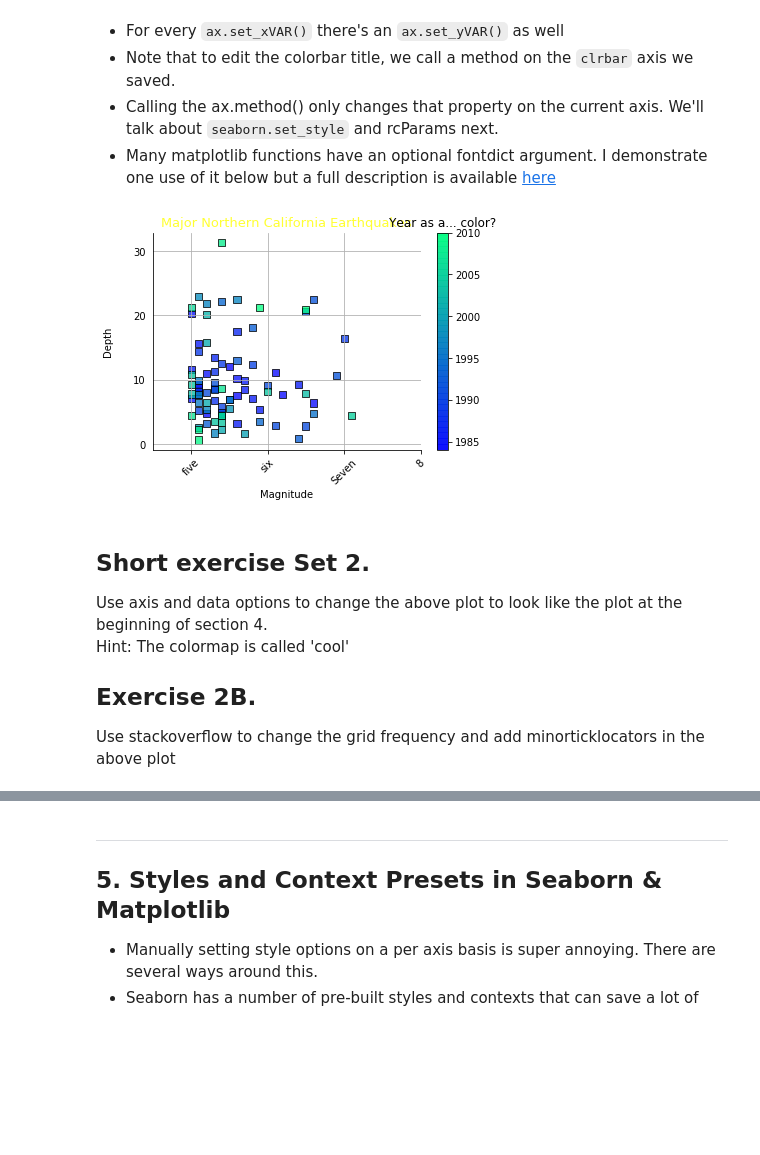
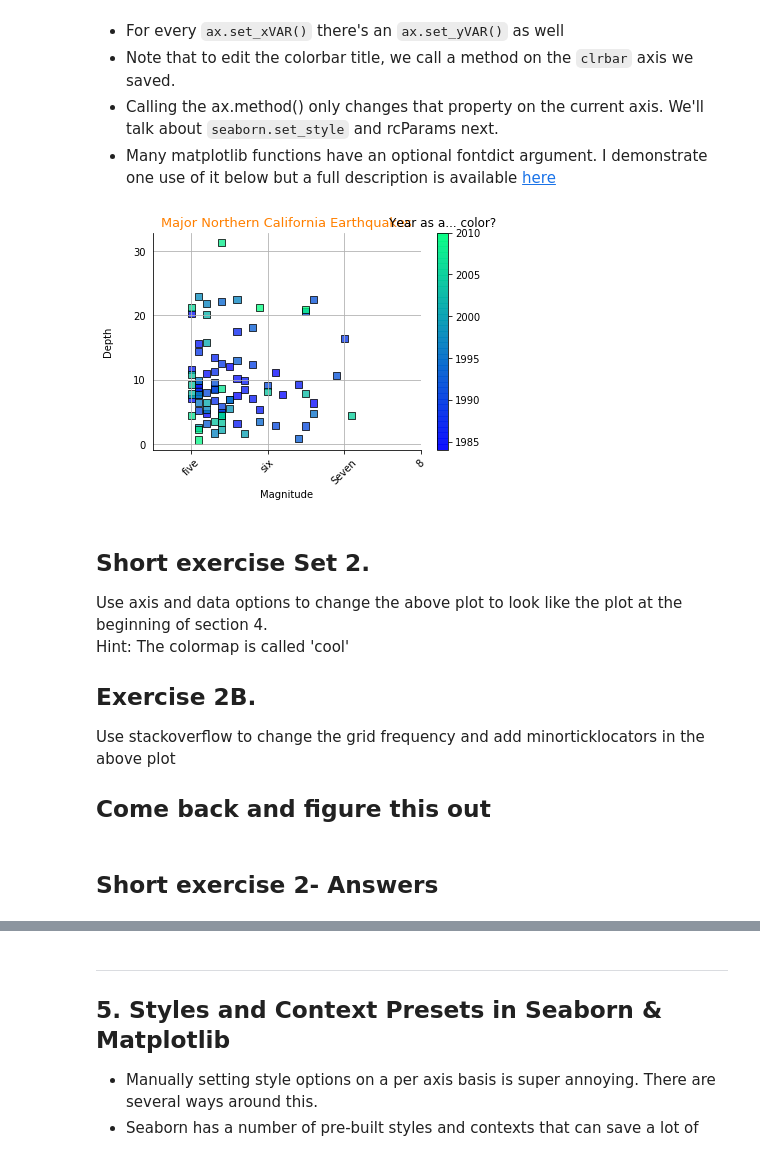
Before and after one commit to nuitrcs/pythonvisualization, a Jupyter notebook: plotting.ipynb, the cells around one changed output, grey strips where cells are left out. Saved outputs shown, nothing was run; the diff lists cells and outputs as text; code cells hidden in the pictures; blank space fills up the shorter version.

```diff
--- a/plotting.ipynb
+++ b/plotting.ipynb
@@ -51,7 +51,7 @@ import numpy as np
 import matplotlib.pyplot as plt
 #Usually we don't need the next line, but we will be using some low level options.
 import matplotlib
-matplotlib.rcParams['figure.figsize'] = (4.0, 3)
+matplotlib.rcParams['figure.figsize'] = (10, 6)
 
 import datetime as dt
 import matplotlib.dates as dates
@@ -287,7 +337,7 @@ clrbar = plt.colorbar(pts); # Here we pass the scatter variable as the keyword a
 ax.set_xlabel('Magnitude') # Default text settings are inferred from rcParams
 ax.set_ylabel('Depth', labelpad=20) # Adds space between Label and axis
 ax.set_title('Major Northern California Earthquakes',
-             fontsize=13, color=colors[5],  # Change size and color
+             fontsize=13, color=colors[4],  # Change size and color, 'colors[]' accesses different colors
              fontdict={'family':'cursive'}) # Dictionary of font-properties like {'param':'val'}
 
 # Setting options on the colorbar (Note the colorbar object is NOT an axis, but it has a .ax attribute that is.)
@@ -295,35 +345,35 @@ clrbar.ax.set_title('Year as a... color?')
 
 
 # Limits:
 ax.set_xlim([4.5,8]) # Overrides defaults
 
 
-# Spines:
+# Spines: Removing top and right spines
 ax.spines['right'].set_visible(False)
 ax.spines['top'].set_visible(False)
 
 
 # Grid
 ax.grid(True)
 
 
 ## Ticks: (Changing frequency and location can either be done with intervals or lists.
 # 1. List:
 #exact_y_ticks = [0, 10, 20,30]
 #ax.yaxis.set_ticks(exact_y_ticks)
 
 # 2. Iterator
 loc = matplotlib.ticker.MultipleLocator(base=10)
 ax.yaxis.set_major_locator(loc)
 
 # 3. Changing the tick labels to strings (Useful for categorical variables)
 ax.xaxis.set_ticks([5,6,7,8])
 ax.set_xticklabels(['five', 'six', 'Seven', '8'], rotation=45);
 
 # Hide left tickmarks but keep labels:
 ax.tick_params(left=False);
 # %% [output]
-[figure, old version]
+[figure, new version]
 # %% [markdown]
 ## Short exercise Set 2.
 Use axis and data options to change the above plot to look like the plot at the beginning of section 4.
@@ -332,3 +382,6 @@ Hint: The colormap is called 'cool'
 
 ## Exercise 2B.
 Use stackoverflow to change the grid frequency and add minorticklocators in the above plot
+## Come back and figure this out
+# %% [markdown]
+## Short exercise 2- Answers
```
Also changed, not shown: parts of 12 cells of this notebook.
